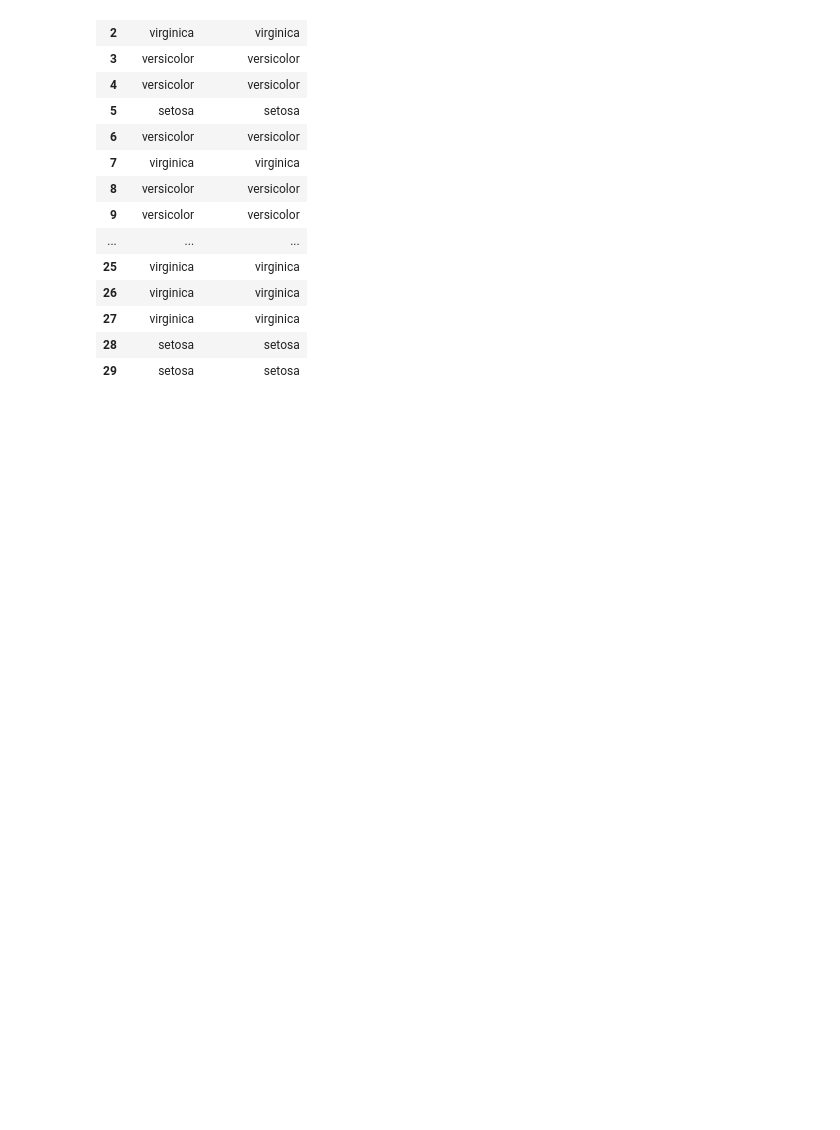
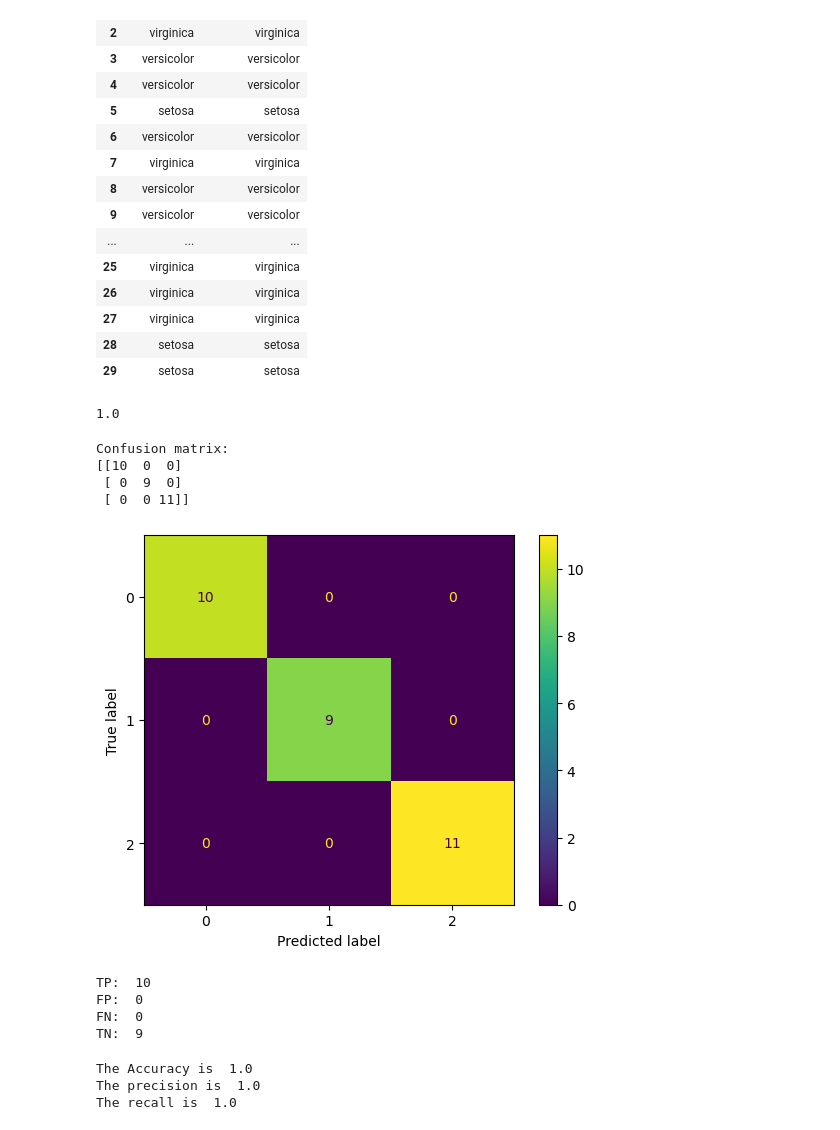
Before and after one commit to ranjan2829/sl3-codes, a Jupyter notebook: EXPERIMENT-6/Naive_Bayes_Classification.ipynb, the cells around one changed output. Cells and saved outputs as stored; diff of their text form; code cells hidden in the pictures; blank space fills up the shorter version.

```diff
--- a/EXPERIMENT-6/Naive_Bayes_Classification.ipynb
+++ b/EXPERIMENT-6/Naive_Bayes_Classification.ipynb
@@ -131,3 +131,46 @@ df
 | 27 | virginica | virginica |
 | 28 | setosa | setosa |
 | 29 | setosa | setosa |
+# %%
+from sklearn.metrics import ConfusionMatrixDisplay
+print(accuracy_score(y_test, y_pred))
+# %% [output]
+1.0
+# %%
+cm = confusion_matrix(y_test, y_pred)
+disp = ConfusionMatrixDisplay(confusion_matrix = cm)
+print("Confusion matrix:")
+print(cm)
+# %% [output]
+Confusion matrix:
+[[10  0  0]
+ [ 0  9  0]
+ [ 0  0 11]]
+# %%
+disp.plot()
+plt.show()
+# %% [output]
+[figure, added]
+# %%
+def get_confusion_matrix_values(y_true, y_pred):
+    cm = confusion_matrix(y_true, y_pred)
+    return(cm[0][0], cm[0][1], cm[1][0], cm[1][1])
+
+TP, FP, FN, TN = get_confusion_matrix_values(y_test, y_pred)
+print("TP: ", TP)
+print("FP: ", FP)
+print("FN: ", FN)
+print("TN: ", TN)
+# %% [output]
+TP:  10
+FP:  0
+FN:  0
+TN:  9
+# %%
+print("The Accuracy is ", (TP+TN)/(TP+TN+FP+FN))
+print("The precision is ", TP/(TP+FP))
+print("The recall is ", TP/(TP+FN))
+# %% [output]
+The Accuracy is  1.0
+The precision is  1.0
+The recall is  1.0
```
Also changed, not shown: parts of 1 cell of this notebook, 1 other file.
